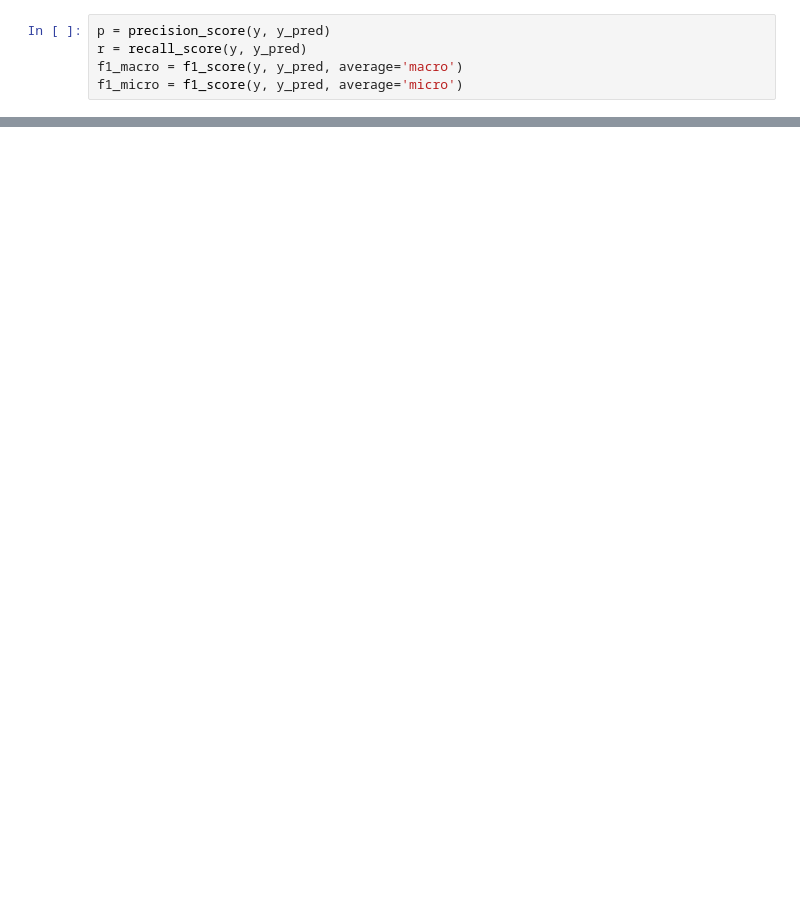
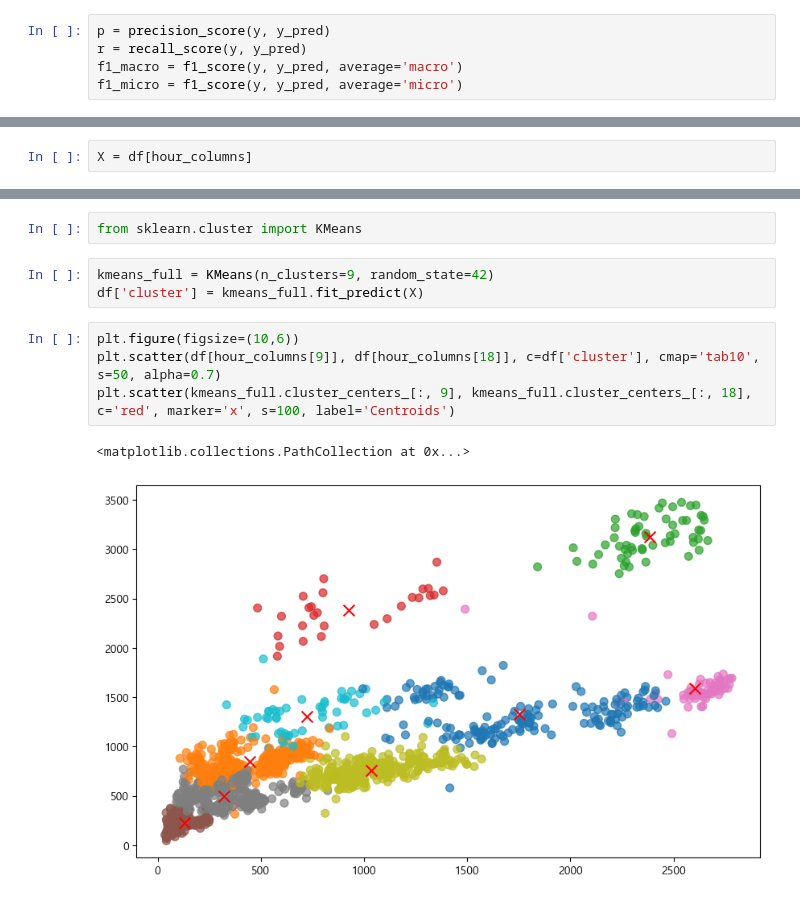
Before and after one commit to heokyusung/POSCO-Holdings, a Jupyter notebook: week1.ipynb, the cells around one changed output, grey strips where cells are left out. Saved outputs shown, nothing was run; the diff lists cells and outputs as text; blank space fills up the shorter version.

```diff
--- a/week1.ipynb
+++ b/week1.ipynb
@@ -887,0 +969,2 @@ F1 Micro: 0.44
+# %%
+X = df[hour_columns]
@@ -887,0 +987,12 @@ F1 Micro: 0.44
+# %%
+from sklearn.cluster import KMeans
+# %%
+kmeans_full = KMeans(n_clusters=9, random_state=42)
+df['cluster'] = kmeans_full.fit_predict(X)
+# %%
+plt.figure(figsize=(10,6))
+plt.scatter(df[hour_columns[9]], df[hour_columns[18]], c=df['cluster'], cmap='tab10', s=50, alpha=0.7)
+plt.scatter(kmeans_full.cluster_centers_[:, 9], kmeans_full.cluster_centers_[:, 18], c='red', marker='x', s=100, label='Centroids')
+# %% [output]
+<matplotlib.collections.PathCollection at 0x...>
+[figure, added]
```
Also changed, not shown: parts of 30 cells of this notebook, 3 other files.
